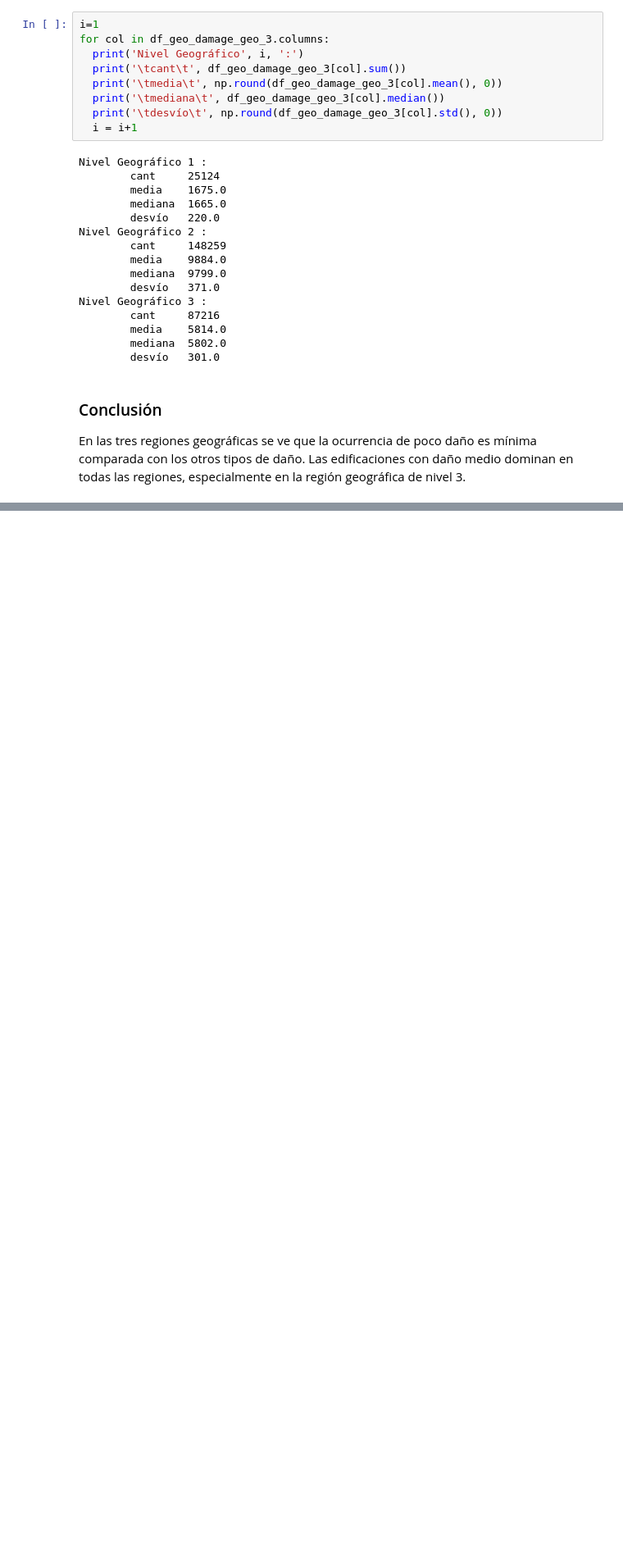
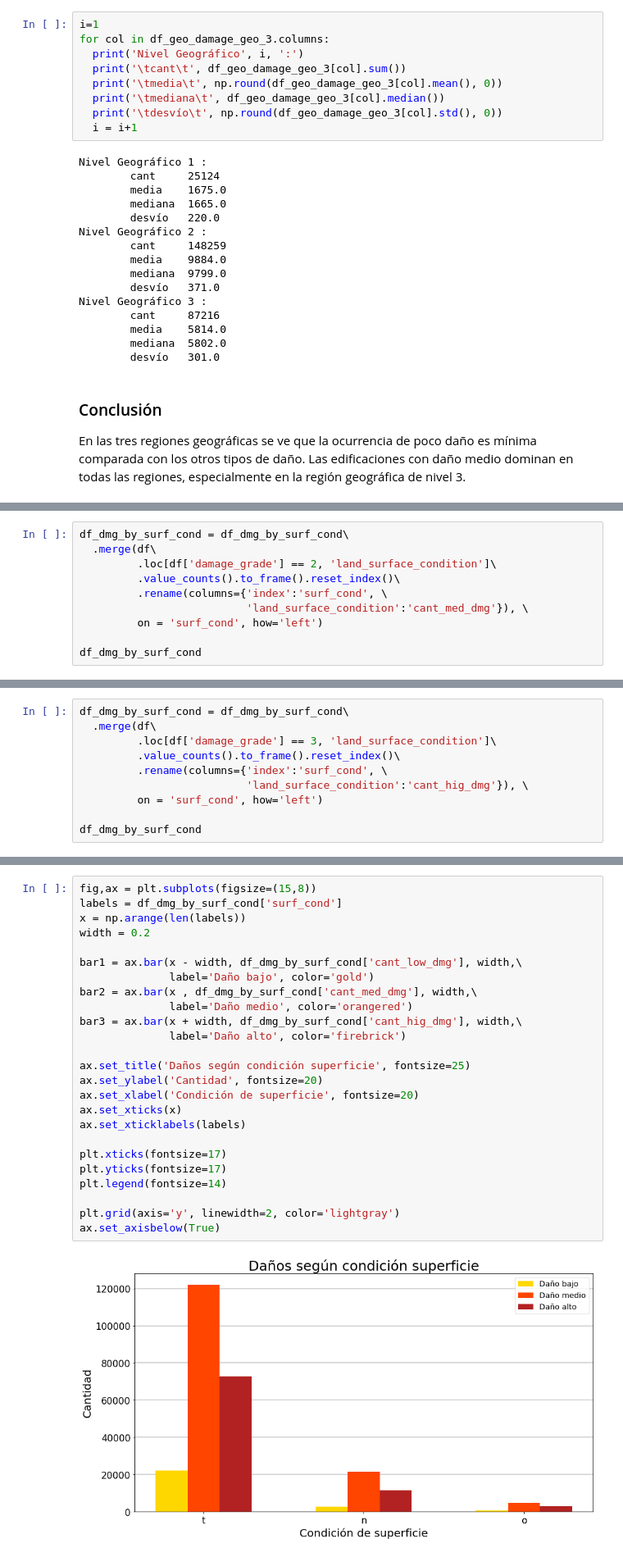
Before and after one commit to ffelfis/OrgaDatosTPs, a Jupyter notebook: TP1/nb_facundo.ipynb, the cells around one changed output, grey strips where cells are left out. Shown at 82% size. Saved outputs shown, nothing was run; the diff lists cells and outputs as text; blank space fills up the shorter version.

Commit message:
Daños por condición de superficie

```diff
--- a/TP1/nb_facundo.ipynb
+++ b/TP1/nb_facundo.ipynb
@@ -561,0 +577,10 @@ En las tres regiones geográficas se ve que la ocurrencia de poco daño es míni
+# %%
+df_dmg_by_surf_cond = df_dmg_by_surf_cond\
+  .merge(df\
+         .loc[df['damage_grade'] == 2, 'land_surface_condition']\
+         .value_counts().to_frame().reset_index()\
+         .rename(columns={'index':'surf_cond', \
+                          'land_surface_condition':'cant_med_dmg'}), \
+         on = 'surf_cond', how='left')
+
+df_dmg_by_surf_cond
@@ -561,0 +592,10 @@ En las tres regiones geográficas se ve que la ocurrencia de poco daño es míni
+# %%
+df_dmg_by_surf_cond = df_dmg_by_surf_cond\
+  .merge(df\
+         .loc[df['damage_grade'] == 3, 'land_surface_condition']\
+         .value_counts().to_frame().reset_index()\
+         .rename(columns={'index':'surf_cond', \
+                          'land_surface_condition':'cant_hig_dmg'}), \
+         on = 'surf_cond', how='left')
+
+df_dmg_by_surf_cond
@@ -561,0 +607,27 @@ En las tres regiones geográficas se ve que la ocurrencia de poco daño es míni
+# %%
+fig,ax = plt.subplots(figsize=(15,8))
+labels = df_dmg_by_surf_cond['surf_cond']
+x = np.arange(len(labels))
+width = 0.2
+
+bar1 = ax.bar(x - width, df_dmg_by_surf_cond['cant_low_dmg'], width,\
+              label='Daño bajo', color='gold')
+bar2 = ax.bar(x , df_dmg_by_surf_cond['cant_med_dmg'], width,\
+              label='Daño medio', color='orangered')
+bar3 = ax.bar(x + width, df_dmg_by_surf_cond['cant_hig_dmg'], width,\
+              label='Daño alto', color='firebrick')
+
+ax.set_title('Daños según condición superficie', fontsize=25)
+ax.set_ylabel('Cantidad', fontsize=20)
+ax.set_xlabel('Condición de superficie', fontsize=20)
+ax.set_xticks(x)
+ax.set_xticklabels(labels)
+
+plt.xticks(fontsize=17)
+plt.yticks(fontsize=17)
+plt.legend(fontsize=14)
+
+plt.grid(axis='y', linewidth=2, color='lightgray')
+ax.set_axisbelow(True)
+# %% [output]
+[figure, added]
```
Also changed, not shown: parts of 4 cells of this notebook.
